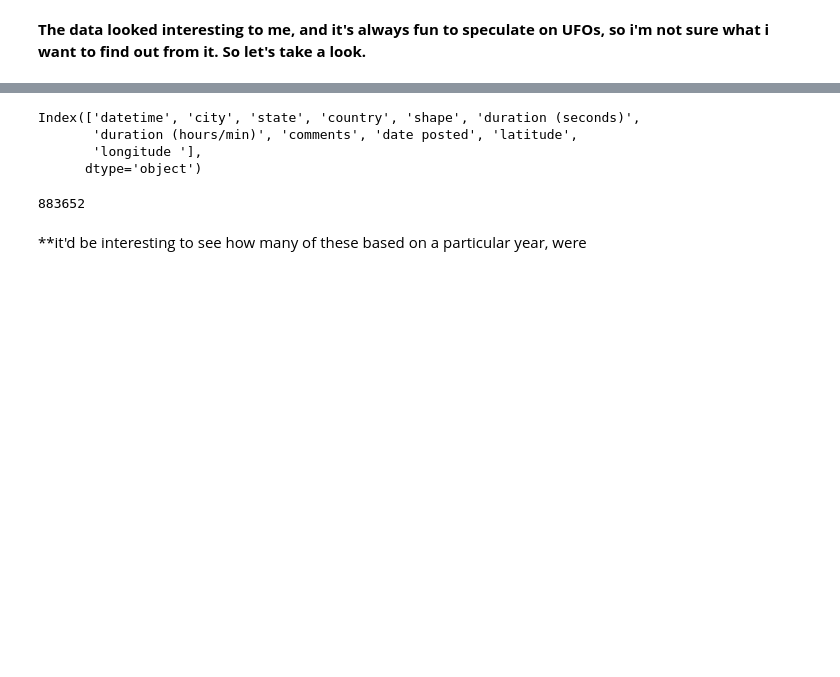
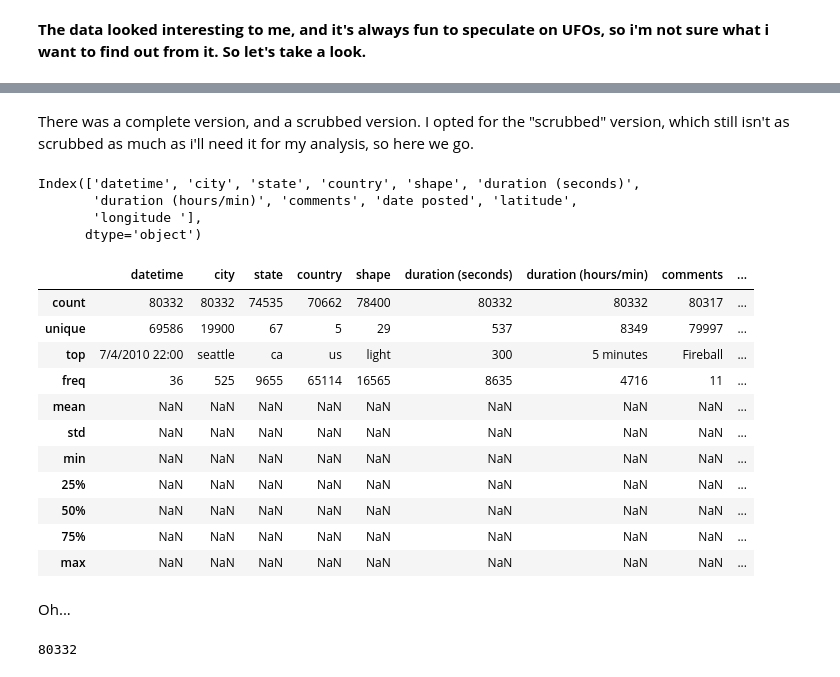
Before and after one commit to jonmadison/cf_dataanalysis, a Jupyter notebook: UFO sighting data.ipynb, the cells around one changed output, grey strips where cells are left out. Cells and saved outputs as stored; diff of their text form; code cells hidden in the pictures; blank space fills up the shorter version.

```diff
--- a/UFO sighting data.ipynb
+++ b/UFO sighting data.ipynb
@@ -11,3 +20,5 @@ ufo = pd.read_csv("./data/ufo/scrubbed.csv",low_memory=False)
+# %% [markdown]
+There was a complete version, and a scrubbed version. I opted for the "scrubbed" version, which still isn't as scrubbed as much as i'll need it for my analysis, so here we go.
 # %%
 ufo.columns
 # %% [output]
@@ -15,10 +26,25 @@ Index(['datetime', 'city', 'state', 'country', 'shape', 'duration (seconds)',
        'duration (hours/min)', 'comments', 'date posted', 'latitude',
        'longitude '],
       dtype='object')
-# %%
-ufo_size = ufo.size
-ufo_size
-# %% [output]
-883652
-# %% [markdown]
-**it'd be interesting to see how many of these based on a particular year, were
+# %%
+ufo.describe(include='all')
+# %% [output]
+|  | datetime | city | state | country | shape | duration (seconds) | duration (hours/min) | comments | ... |
+| count | 80332 | 80332 | 74535 | 70662 | 78400 | 80332 | 80332 | 80317 | ... |
+| unique | 69586 | 19900 | 67 | 5 | 29 | 537 | 8349 | 79997 | ... |
+| top | 7/4/2010 22:00 | seattle | ca | us | light | 300 | 5 minutes | Fireball | ... |
+| freq | 36 | 525 | 9655 | 65114 | 16565 | 8635 | 4716 | 11 | ... |
+| mean | NaN | NaN | NaN | NaN | NaN | NaN | NaN | NaN | ... |
+| std | NaN | NaN | NaN | NaN | NaN | NaN | NaN | NaN | ... |
+| min | NaN | NaN | NaN | NaN | NaN | NaN | NaN | NaN | ... |
+| 25% | NaN | NaN | NaN | NaN | NaN | NaN | NaN | NaN | ... |
+| 50% | NaN | NaN | NaN | NaN | NaN | NaN | NaN | NaN | ... |
+| 75% | NaN | NaN | NaN | NaN | NaN | NaN | NaN | NaN | ... |
+| max | NaN | NaN | NaN | NaN | NaN | NaN | NaN | NaN | ... |
+# %% [markdown]
+Oh...
+# %%
+ufo_count = len(ufo)
+ufo_count
+# %% [output]
+80332
```
Also changed, not shown: parts of 50 cells of this notebook.
